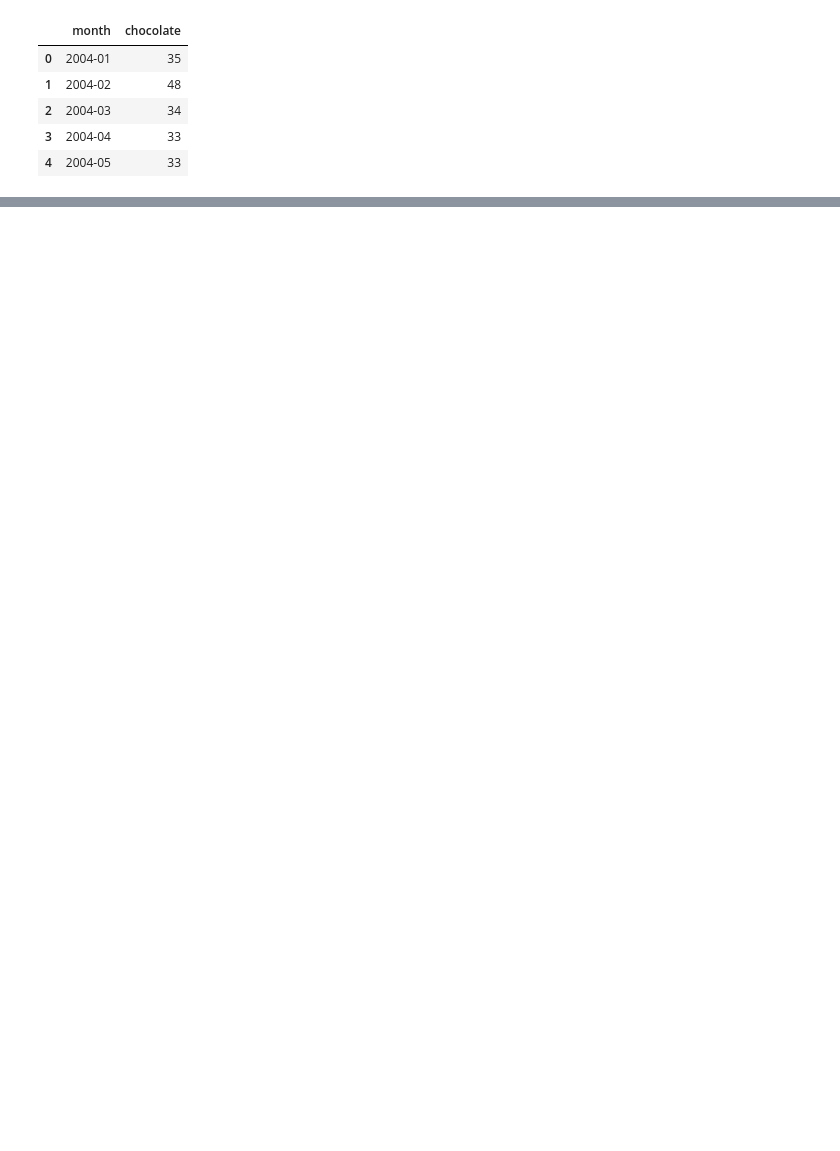
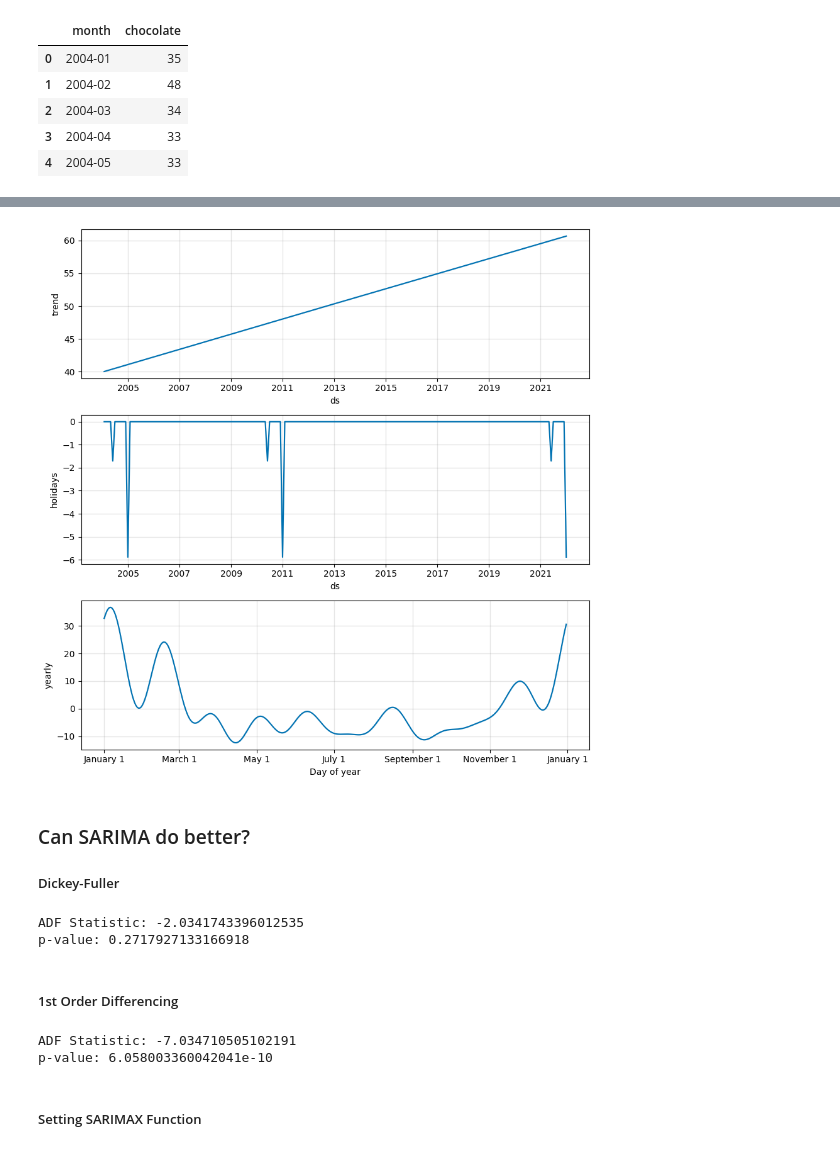
Before and after one commit to joakor89/Time_series_in_python, a Jupyter notebook: chap_19/automating_fc_at_scale.ipynb, the cells around one changed output, grey strips where cells are left out. Saved outputs shown, nothing was run; the diff lists cells and outputs as text; code cells hidden in the pictures; blank space fills up the shorter version.

```diff
--- a/chap_19/automating_fc_at_scale.ipynb
+++ b/chap_19/automating_fc_at_scale.ipynb
@@ -393,0 +707,3 @@ df.head()
+# %%
+best_params = params[np.argmin(mses)]
+print(best_params)
@@ -393,0 +714,4 @@ df.head()
+# %%
+m = Prophet(**best_params)
+m.add_country_holidays(country_name='US')
+m.fit(train);
@@ -393,0 +800,30 @@ df.head()
+# %%
+prophet_components_fig = m.plot_components(forecast)
+# %% [output]
+[figure, added]
+# %% [markdown]
+### Can SARIMA do better?
+
+##### Dickey-Fuller
+# %%
+ad_fuller_result = adfuller(df['y'])
+
+print(f'ADF Statistic: {ad_fuller_result[0]}')
+print(f'p-value: {ad_fuller_result[1]}')
+# %% [output]
+ADF Statistic: -2.0341743396012535
+p-value: 0.2717927133166918
+# %% [markdown]
+##### 1st Order Differencing
+# %%
+y_diff = np.diff(df['y'], n=1)
+
+ad_fuller_result = adfuller(y_diff)
+
+print(f'ADF Statistic: {ad_fuller_result[0]}')
+print(f'p-value: {ad_fuller_result[1]}')
+# %% [output]
+ADF Statistic: -7.034710505102191
+p-value: 6.058003360042041e-10
+# %% [markdown]
+##### Setting SARIMAX Function
```
Also changed, not shown: parts of 50 cells of this notebook.
